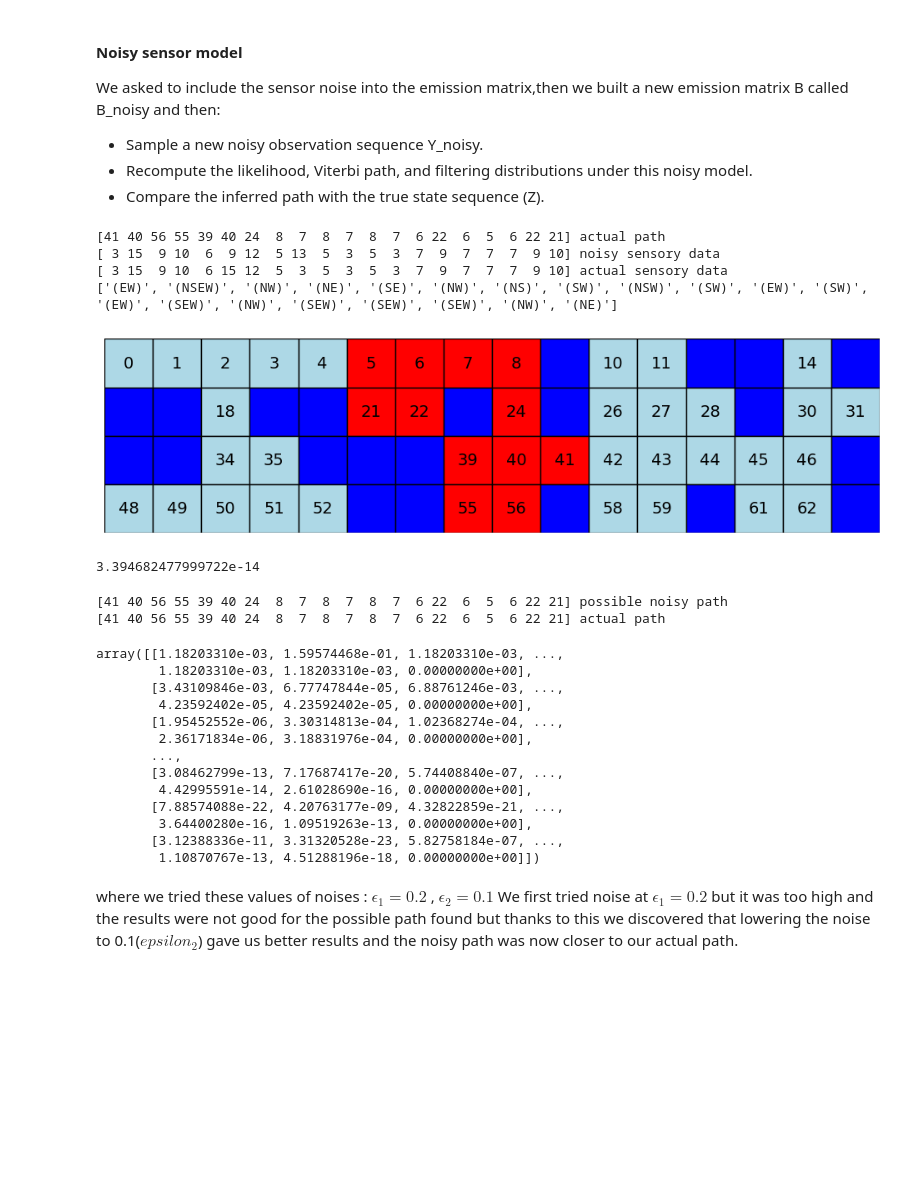
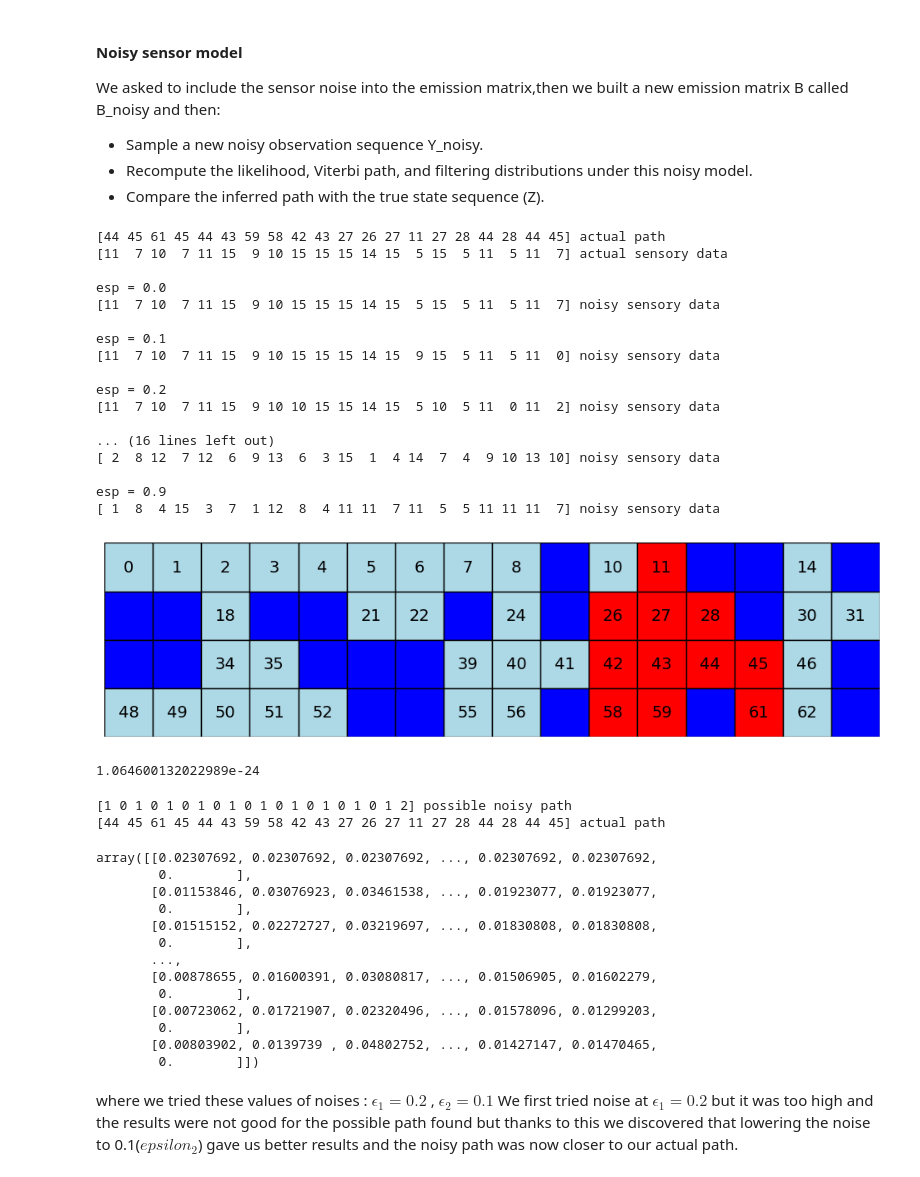
Before and after one commit to artem-starodubtsev/prob_proj, a Jupyter notebook: hmm-assignment-exercise.ipynb, the cells around one changed output. Saved outputs shown, nothing was run; the diff lists cells and outputs as text; code cells hidden in the pictures; blank space fills up the shorter version.

```diff
--- a/hmm-assignment-exercise.ipynb
+++ b/hmm-assignment-exercise.ipynb
@@ -414,58 +408,74 @@ We asked to include the sensor noise into the emission matrix,then we built a ne
 * Recompute the likelihood, Viterbi path, and filtering distributions under this noisy model.
 * Compare the inferred path with the true state sequence (Z).
 # %%
-esp = 0.1
-
-B_noisy = np.zeros_like(B)
-for i in range(0, len(B)):
-    B_noisy[i] = np.array(
-        [esp / (len(vocabulary) - 1) if j != np.argmax(B[i]) else 1 - esp for j in range(len(vocabulary))])
 
 print(Z, 'actual path')
-Y_noisy = np.zeros(t, dtype=int)
-build_y(Z, Y_noisy, B_noisy)
-print(Y_noisy, 'noisy sensory data')
 print(Y, 'actual sensory data')
-print(list(map(vocabulary.__getitem__, Y_noisy)))
+for i in range(10):
+    esp = 0.1 * i
+    print()
+    print(f'{esp = }')
+
+    B_noisy = np.zeros_like(B)
+    for i in range(0, len(B)):
+        B_noisy[i] = np.array(
+            [esp / (len(vocabulary) - 1) if j != np.argmax(B[i]) else 1 - esp for j in range(len(vocabulary))])
+
+    Y_noisy = np.zeros(t, dtype=int)
+    build_y(Z, Y_noisy, B_noisy)
+    print(Y_noisy, 'noisy sensory data')
 
 fig, ax = plt.subplots(figsize=(12, 9))
 plot_maze(ax, maze, Z=Z)
 # %% [output]
-[41 40 56 55 39 40 24  8  7  8  7  8  7  6 22  6  5  6 22 21] actual path
-[ 3 15  9 10  6  9 12  5 13  5  3  5  3  7  9  7  7  7  9 10] noisy sensory data
-[ 3 15  9 10  6 15 12  5  3  5  3  5  3  7  9  7  7  7  9 10] actual sensory data
-['(EW)', '(NSEW)', '(NW)', '(NE)', '(SE)', '(NW)', '(NS)', '(SW)', '(NSW)', '(SW)', '(EW)', '(SW)', '(EW)', '(SEW)', '(NW)', '(SEW)', '(SEW)', '(SEW)', '(NW)', '(NE)']
+[44 45 61 45 44 43 59 58 42 43 27 26 27 11 27 28 44 28 44 45] actual path
+[11  7 10  7 11 15  9 10 15 15 15 14 15  5 15  5 11  5 11  7] actual sensory data
+
+esp = 0.0
+[11  7 10  7 11 15  9 10 15 15 15 14 15  5 15  5 11  5 11  7] noisy sensory data
+
+esp = 0.1
+[11  7 10  7 11 15  9 10 15 15 15 14 15  9 15  5 11  5 11  0] noisy sensory data
+
+esp = 0.2
+[11  7 10  7 11 15  9 10 10 15 15 14 15  5 10  5 11  0 11  2] noisy sensory data
+
+... (16 lines left out)
+[ 2  8 12  7 12  6  9 13  6  3 15  1  4 14  7  4  9 10 13 10] noisy sensory data
+
+esp = 0.9
+[ 1  8  4 15  3  7  1 12  8  4 11 11  7 11  5  5 11 11 11  7] noisy sensory data
-[figure, old version]
+[figure, new version]
 # %%
 alpha, likelihood = likelihood_calc(A, B_noisy, Y_noisy, start_prob)
 likelihood
 # %% [output]
-3.394682477999722e-14
+1.064600132022989e-24
 # %%
 v, path = viterbi(A, B_noisy, Y_noisy, start_prob)
 
 print(path, 'possible noisy path')
 print(Z, 'actual path')
 # %% [output]
-[41 40 56 55 39 40 24  8  7  8  7  8  7  6 22  6  5  6 22 21] possible noisy path
-[41 40 56 55 39 40 24  8  7  8  7  8  7  6 22  6  5  6 22 21] actual path
+[1 0 1 0 1 0 1 0 1 0 1 0 1 0 1 0 1 0 1 2] possible noisy path
+[44 45 61 45 44 43 59 58 42 43 27 26 27 11 27 28 44 28 44 45] actual path
 # %%
 props_t = filtering(A, B_noisy, Y_noisy, start_prob)
 props_t
 # %% [output]
-array([[1.18203310e-03, 1.59574468e-01, 1.18203310e-03, ...,
-        1.18203310e-03, 1.18203310e-03, 0.00000000e+00],
-       [3.43109846e-03, 6.77747844e-05, 6.88761246e-03, ...,
-        4.23592402e-05, 4.23592402e-05, 0.00000000e+00],
-       [1.95452552e-06, 3.30314813e-04, 1.02368274e-04, ...,
-        2.36171834e-06, 3.18831976e-04, 0.00000000e+00],
+array([[0.02307692, 0.02307692, 0.02307692, ..., 0.02307692, 0.02307692,
+        0.        ],
+       [0.01153846, 0.03076923, 0.03461538, ..., 0.01923077, 0.01923077,
+        0.        ],
+       [0.01515152, 0.02272727, 0.03219697, ..., 0.01830808, 0.01830808,
+        0.        ],
        ...,
-       [3.08462799e-13, 7.17687417e-20, 5.74408840e-07, ...,
-        4.42995591e-14, 2.61028690e-16, 0.00000000e+00],
-       [7.88574088e-22, 4.20763177e-09, 4.32822859e-21, ...,
-        3.64400280e-16, 1.09519263e-13, 0.00000000e+00],
-       [3.12388336e-11, 3.31320528e-23, 5.82758184e-07, ...,
-        1.10870767e-13, 4.51288196e-18, 0.00000000e+00]])
+       [0.00878655, 0.01600391, 0.03080817, ..., 0.01506905, 0.01602279,
+        0.        ],
+       [0.00723062, 0.01721907, 0.02320496, ..., 0.01578096, 0.01299203,
+        0.        ],
+       [0.00803902, 0.0139739 , 0.04802752, ..., 0.01427147, 0.01470465,
+        0.        ]])
 # %% [markdown]
 where we tried these values of noises :
 $\epsilon_1=0.2$ , $\epsilon_2=0.1$
```
Also changed, not shown: parts of 4 cells of this notebook.
